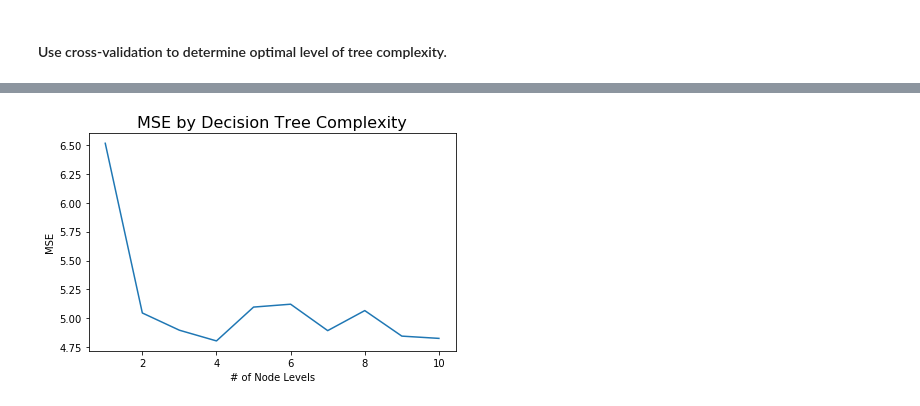
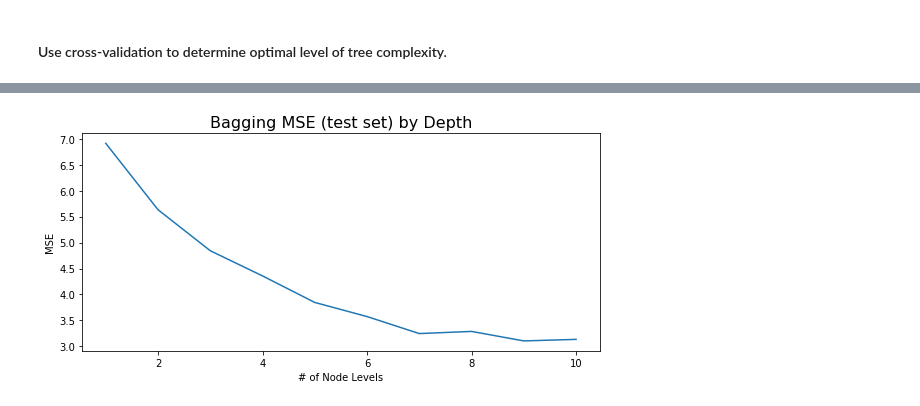
Before and after one commit to Morgan-Sell/islr-labs-exercises-python, a Jupyter notebook: exercises/08_tree_based_methods.ipynb, the cells around one changed output, grey strips where cells are left out. Cells and saved outputs as stored; diff of their text form; code cells hidden in the pictures.

```diff
--- a/exercises/08_tree_based_methods.ipynb
+++ b/exercises/08_tree_based_methods.ipynb
@@ -158,3 +184,12 @@ for depth in max_depth_arr:
+# %%
+num_features = X.shape[1]
+
+train_c_val_df, avg_train_mse_arr, test_mse_arr = ch8_utils.calc_train_test_mse_bagging_regr(X_train,
+                                                                                            X_test,
+                                                                                            y_train,
+                                                                                                y_test,
+                                                                                                10,
+                                                                                                10)
 # %%
 fig, ax = plt.subplots(figsize=(10,5))
 
@@ -167,0 +203,10 @@ fig.tight_layout();
+# %%
+max_depth_arr = np.arange(1, 11)
+
+fig, ax = plt.subplots(figsize=(8,4))
+
+sns.lineplot(x=max_depth_arr, y=avg_train_mse_arr, ax=ax)
+ax.set_title('Bagging Avg MSE (Training Set) by Depth', fontsize=16)
+ax.set_xlabel('# of Node Levels')
+ax.set_ylabel('MSE')
+fig.tight_layout();
@@ -168,10 +215,10 @@ fig.tight_layout();
 # %%
-fig, ax = plt.subplots(figsize=(6,4))
+fig, ax = plt.subplots(figsize=(8,4))
 
-sns.lineplot(x=max_depth_arr, y=avg_mse_arr, ax=ax)
-ax.set_title('Avg MSE by Decision Tree Complexity', fontsize=16)
+sns.lineplot(x=max_depth_arr, y=test_mse_arr, ax=ax)
+ax.set_title('Bagging MSE (test set) by Depth', fontsize=16)
 ax.set_xlabel('# of Node Levels')
 ax.set_ylabel('MSE')
 fig.tight_layout();
 # %% [output]
-[figure, old version]
+[figure, new version]
```
Also changed, not shown: parts of 15 cells of this notebook, 1 other file.
